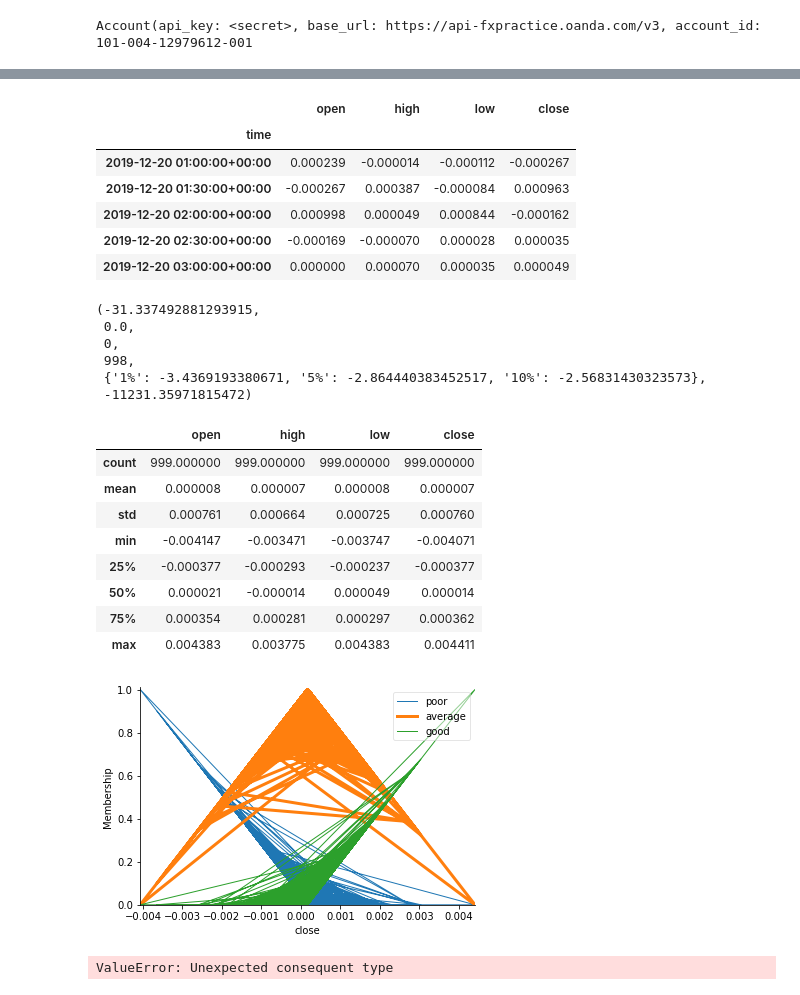
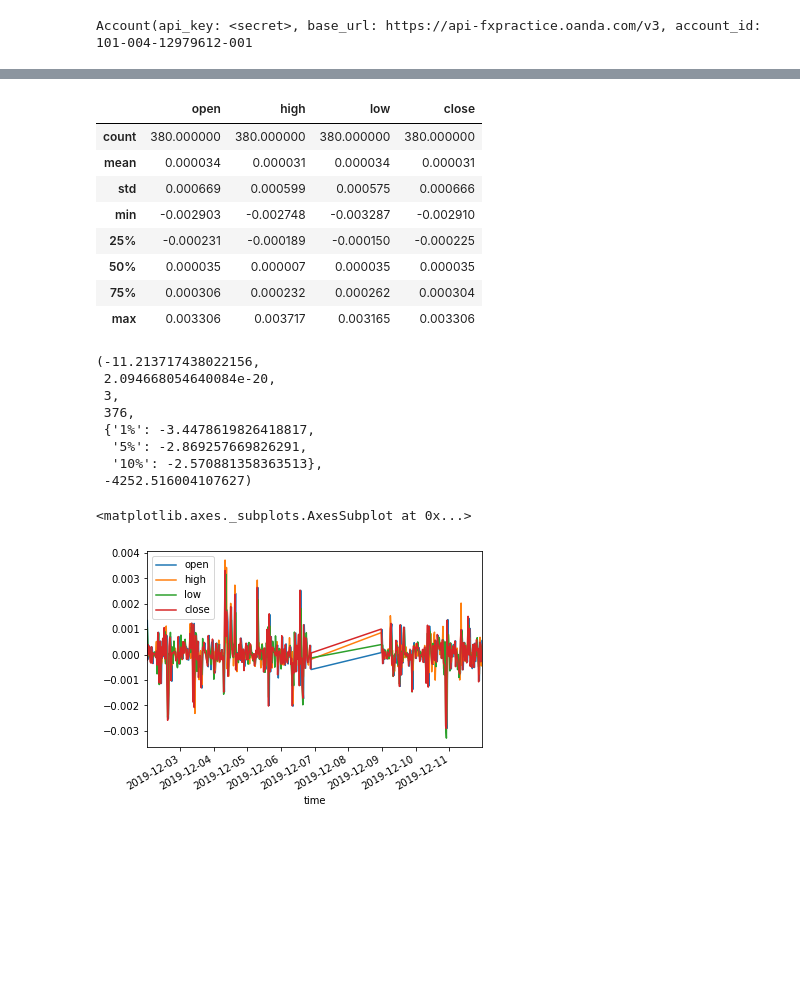
Before and after one commit to dcl10/AlgoTradingStuff, a Jupyter notebook: notebooks/try_Account.ipynb, the cells around one changed output, grey strips where cells are left out. Drawn from its saved outputs; the diff is of its cells as text; code cells hidden in the pictures; blank space fills up the shorter version.

```diff
--- a/notebooks/try_Account.ipynb
+++ b/notebooks/try_Account.ipynb
@@ -45,19 +45,21 @@ Account(api_key: <secret>, base_url: https://api-fxpractice.oanda.com/v3, accoun
 # %%
 import datetime as dt
 candles = account.get_candles('GBP_JPY',
-                              since=dt.datetime(2020, 1, 3),
-                              to=dt.datetime(2020, 1, 12),
+                              start='2019-12-02 00:00:00',
+                              end='2019-12-12 00:00:00',
                               granularity='M30',
-                              count=1000)
+                              price='B')
 candles
 df = pd.DataFrame(columns=['time', 'open', 'high', 'low', 'close'])
 for i, candle in enumerate(candles):
     t = candle.get('time')
-    ohlc = candle.get('mid')
+    ohlc = candle.get('bid')
     o = np.float32(ohlc.get('o'))
     h = np.float32(ohlc.get('h'))
     l = np.float32(ohlc.get('l'))
     c = np.float32(ohlc.get('c'))
     df.loc[i, :] = [t, o, h, l, c]
+df['time'] = df['time'].apply(lambda x: dt.datetime.fromtimestamp(float(x)).strftime('%Y-%m-%d %H:%M:%S'))
 df['time'] = pd.to_datetime(df['time'])
 df.set_index('time', inplace=True)
+print(len(df))
@@ -74,32 +92,29 @@ df.head()
 # %%
 dfpct = df.pct_change().dropna()
-dfpct.head()
+dfpct.describe()
 # %% [output]
 |  | open | high | low | close |
-| time |  |  |  |  |
-| 2019-12-20 01:00:00+00:00 | 0.000239 | -0.000014 | -0.000112 | -0.000267 |
-| 2019-12-20 01:30:00+00:00 | -0.000267 | 0.000387 | -0.000084 | 0.000963 |
-| 2019-12-20 02:00:00+00:00 | 0.000998 | 0.000049 | 0.000844 | -0.000162 |
-| 2019-12-20 02:30:00+00:00 | -0.000169 | -0.000070 | 0.000028 | 0.000035 |
-| 2019-12-20 03:00:00+00:00 | 0.000000 | 0.000070 | 0.000035 | 0.000049 |
+| count | 380.000000 | 380.000000 | 380.000000 | 380.000000 |
+| mean | 0.000034 | 0.000031 | 0.000034 | 0.000031 |
+| std | 0.000669 | 0.000599 | 0.000575 | 0.000666 |
+| min | -0.002903 | -0.002748 | -0.003287 | -0.002910 |
+| 25% | -0.000231 | -0.000189 | -0.000150 | -0.000225 |
+| 50% | 0.000035 | 0.000007 | 0.000035 | 0.000035 |
+| 75% | 0.000306 | 0.000232 | 0.000262 | 0.000304 |
+| max | 0.003306 | 0.003717 | 0.003165 | 0.003306 |
 # %%
 adfuller(dfpct['open'])
 # %% [output]
-(-31.337492881293915,
- 0.0,
- 0,
- 998,
- {'1%': -3.4369193380671, '5%': -2.864440383452517, '10%': -2.56831430323573},
- -11231.35971815472)
+(-11.213717438022156,
+ 2.094668054640084e-20,
+ 3,
+ 376,
+ {'1%': -3.4478619826418817,
+  '5%': -2.869257669826291,
+  '10%': -2.570881358363513},
+ -4252.516004107627)
 # %%
-dfpct.describe()
+dfpct.plot()
 # %% [output]
-|  | open | high | low | close |
-| count | 999.000000 | 999.000000 | 999.000000 | 999.000000 |
-| mean | 0.000008 | 0.000007 | 0.000008 | 0.000007 |
-| std | 0.000761 | 0.000664 | 0.000725 | 0.000760 |
-| min | -0.004147 | -0.003471 | -0.003747 | -0.004071 |
-| 25% | -0.000377 | -0.000293 | -0.000237 | -0.000377 |
-| 50% | 0.000021 | -0.000014 | 0.000049 | 0.000014 |
-| 75% | 0.000354 | 0.000281 | 0.000297 | 0.000362 |
-| max | 0.004383 | 0.003775 | 0.004383 | 0.004411 |
+<matplotlib.axes._subplots.AxesSubplot at 0x...>
+[figure, added]
@@ -122,12 +120,0 @@ cons_close['buy'] = fuzz.trimf(cons_close.universe, [0, df_quants.loc[0.75], dfp
-# %%
-ante_close['average'].view()
-# %% [output]
-[figure, removed]
-# %%
-# Set up the rules
-rule1 = ctrl.Rule(ante_close['poor'], cons_close['sell'] | cons_close['hold'] | cons_close['buy'])
-rule1 = ctrl.Rule(ante_close['average'], cons_close['sell'] | cons_close['hold'] | cons_close['buy'])
-rule1 = ctrl.Rule(ante_close['good'], cons_close['sell'] | cons_close['hold'] | cons_close['buy'])
-rule1.view()
-# %% [output]
-ValueError: Unexpected consequent type
```
Also changed, not shown: parts of 8 cells of this notebook.
